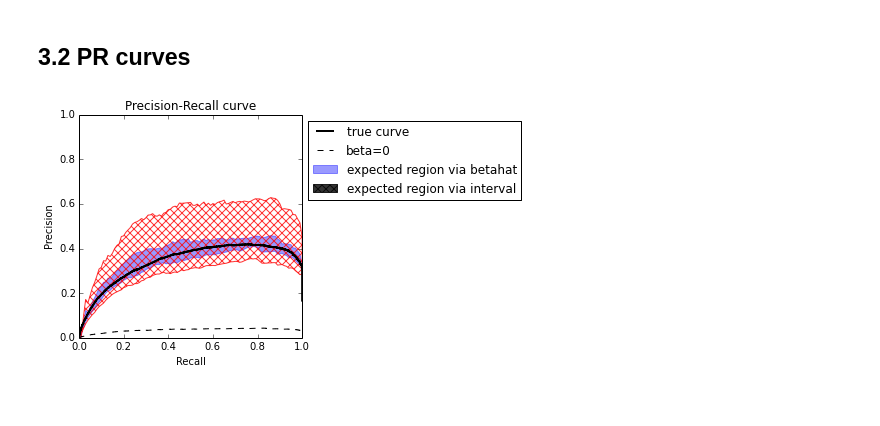
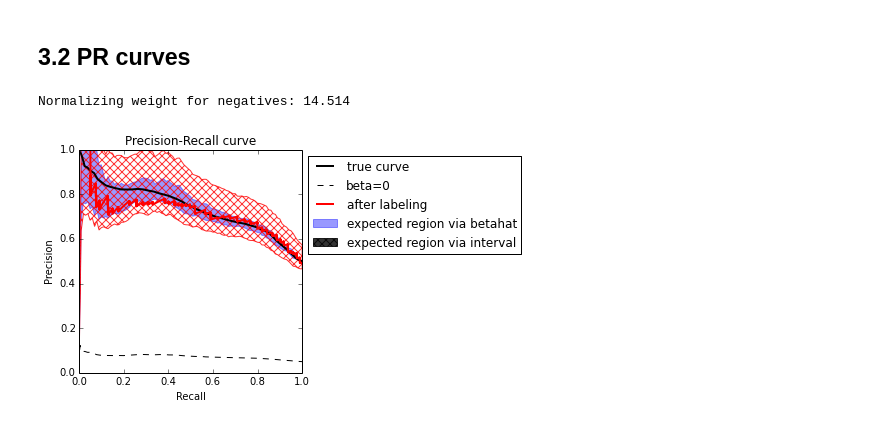
Before and after one commit to claesenm/semisup-metrics, a Jupyter notebook: performance-curves.ipynb, the cells around one changed output. Drawn from its saved outputs; the diff is of its cells as text; code cells hidden in the pictures.

Commit message:
final version of notebooks at KDD paper submission

```diff
--- a/performance-curves.ipynb
+++ b/performance-curves.ipynb
@@ -32,8 +32,8 @@ known_neg_frac = 0.0
 
 # load results from the paper?
 # http://www.sciencedirect.com/science/article/pii/S0925231215001174
-use_paper_data = False
-dataset = 'sensit'
+use_paper_data = True
+dataset = 'covtype'
 #dataset = 'sensit'
 
 # generate a simulated data set (requires use_paper_data = False)
@@ -50,7 +50,7 @@ dataset = 'sensit'
 # because the ECDF confidence interval becomes large
 num_pos = 2000
 num_neg = 10000
-distid = 1  # can be 1, 2 or 3, these correspond to certain curves in ROC space
+distid = 2  # can be 1, 2 or 3, these correspond to certain curves in ROC space
 
 # generate rankings and label vectors and compute corresponding beta
 # beta is based on known_pos_frac, known_neg_frac and the number of pos and negs
@@ -348,22 +328,47 @@ _, pr_peek = optunity.metrics.pr_auc(all_known_labels, all_known_dvs, return_cur
+# %%
+# PR curve based on all known labels after labeling 300 unlabeled instances
+# we compute this by constructing the PR curve with weighted instances
+# the weighting is used to fix the empirical class contributions to our estimate of beta
+
+# compute the weight
+npos_prior = len(filter(lambda x: x == True, labels))
+neg_weight = float(npos + npos_prior) / npos
+print("Normalizing weight for negatives: %1.3f" % neg_weight)
+
+all_known_labels, all_known_dvs
+all_known_labels_sorted, _ = zip(*sorted(zip(all_known_labels, all_known_dvs),
+                                         key=op.itemgetter(1), reverse=True))
+known_after_labeling_cts = ss.compute_labeled_cts(all_known_labels_sorted)
+
+# weigh contingency tables
+weighted_cts = map(lambda ct: ss.ContingencyTable(TP=ct.TP, FN=ct.FN,
+                                               FP=ct.FP * neg_weight,
+                                               TN=ct.TN * neg_weight),
+                   known_after_labeling_cts)
+pr_after_labeling = ss.pr_from_cts(weighted_cts)
+# %% [output]
+Normalizing weight for negatives: 14.514
 # %%
 pr_point_up = ss.zoh(*zip(*pr_bounds_point.upper))
 pr_point_lo = ss.zoh(*zip(*pr_bounds_point.lower))
 pr_interval_up = ss.zoh(*zip(*pr_bounds_interval.upper))
 pr_interval_lo = ss.zoh(*zip(*pr_bounds_interval.lower))
 fig = plt.figure(3)
 fix_plot_shape(fig)
 plt.plot(*zip(*pr_true), color='black', linewidth=2)
 plt.plot(*zip(*pr_neg), color='black', linestyle='dashed')
 plt.fill_between(xs, list(map(pr_point_lo, xs)), list(map(pr_point_up, xs)), color='blue', alpha=0.4)
 plt.fill_between(xs, list(map(pr_interval_lo, xs)), list(map(pr_interval_up, xs)),
                  color='none', edgecolor='red', alpha=0.8, hatch='xxx')
+plt.plot(*zip(*pr_after_labeling), color='red', linestyle='solid', linewidth=2)
 plot_proxy()
 plot_proxy2()
 plt.xlabel('Recall')
 plt.ylabel('Precision')
-plt.legend(['true curve', 'beta=0', 'expected region via betahat', 'expected region via interval'],
+plt.legend(['true curve', 'beta=0', 'after labeling',
+            'expected region via betahat', 'expected region via interval'],
            loc="upper left", bbox_to_anchor=(1,1))
 plt.title('Precision-Recall curve')
 plt.show()
 # %% [output]
-[figure, old version]
+[figure, new version]
```
Also changed, not shown: parts of 9 cells of this notebook, 2 other files.
